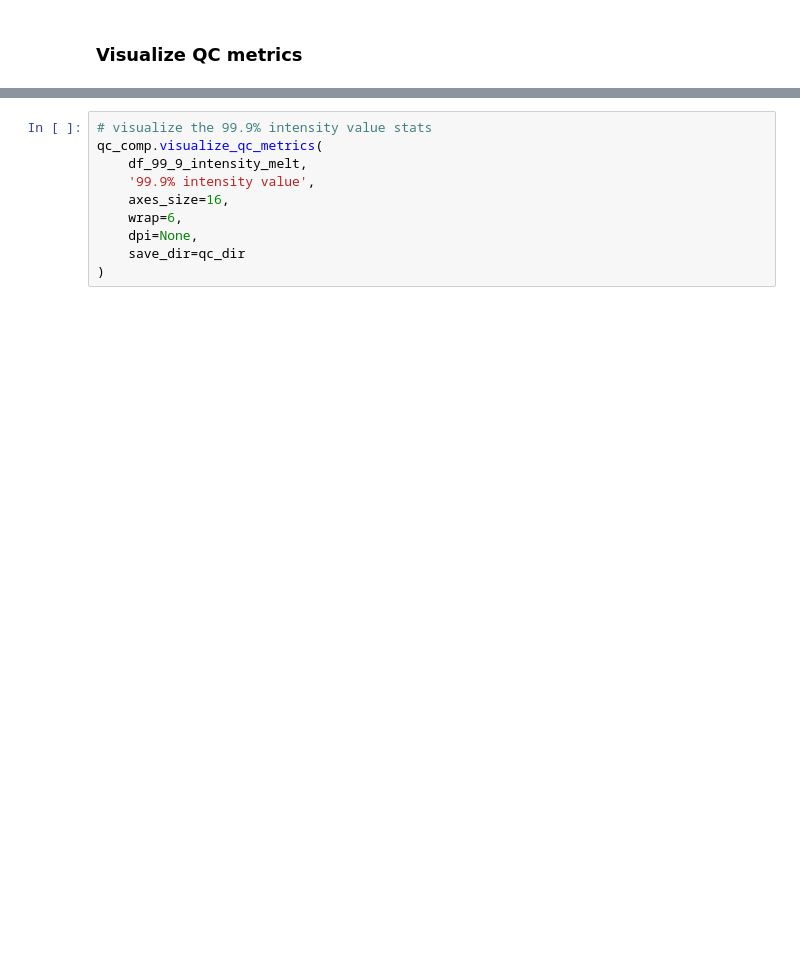
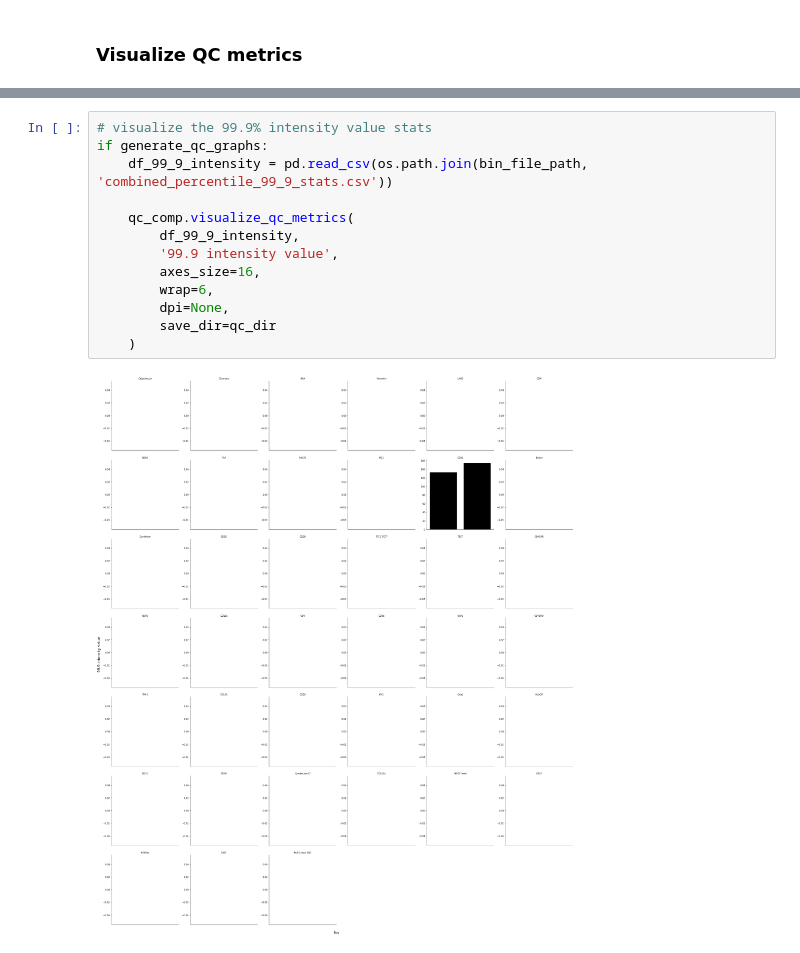
Before and after one commit to angelolab/toffy, a Jupyter notebook: templates/example_qc_metric_eval.ipynb, the cells around one changed output, grey strips where cells are left out. Cells and saved outputs as stored; diff of their text form; blank space fills up the shorter version.

```diff
--- a/templates/example_qc_metric_eval.ipynb
+++ b/templates/example_qc_metric_eval.ipynb
@@ -81,10 +100,15 @@ qc_comp.visualize_qc_metrics(
 # %%
 # visualize the 99.9% intensity value stats
-qc_comp.visualize_qc_metrics(
-    df_99_9_intensity_melt,
-    '99.9% intensity value',
-    axes_size=16,
-    wrap=6,
-    dpi=None,
-    save_dir=qc_dir
-)
+if generate_qc_graphs:
+    df_99_9_intensity = pd.read_csv(os.path.join(bin_file_path, 'combined_percentile_99_9_stats.csv'))
+
+    qc_comp.visualize_qc_metrics(
+        df_99_9_intensity,
+        '99.9 intensity value',
+        axes_size=16,
+        wrap=6,
+        dpi=None,
+        save_dir=qc_dir
+    )
+# %% [output]
+[figure, added]
```
Also changed, not shown: parts of 11 cells of this notebook, 4 other files.
